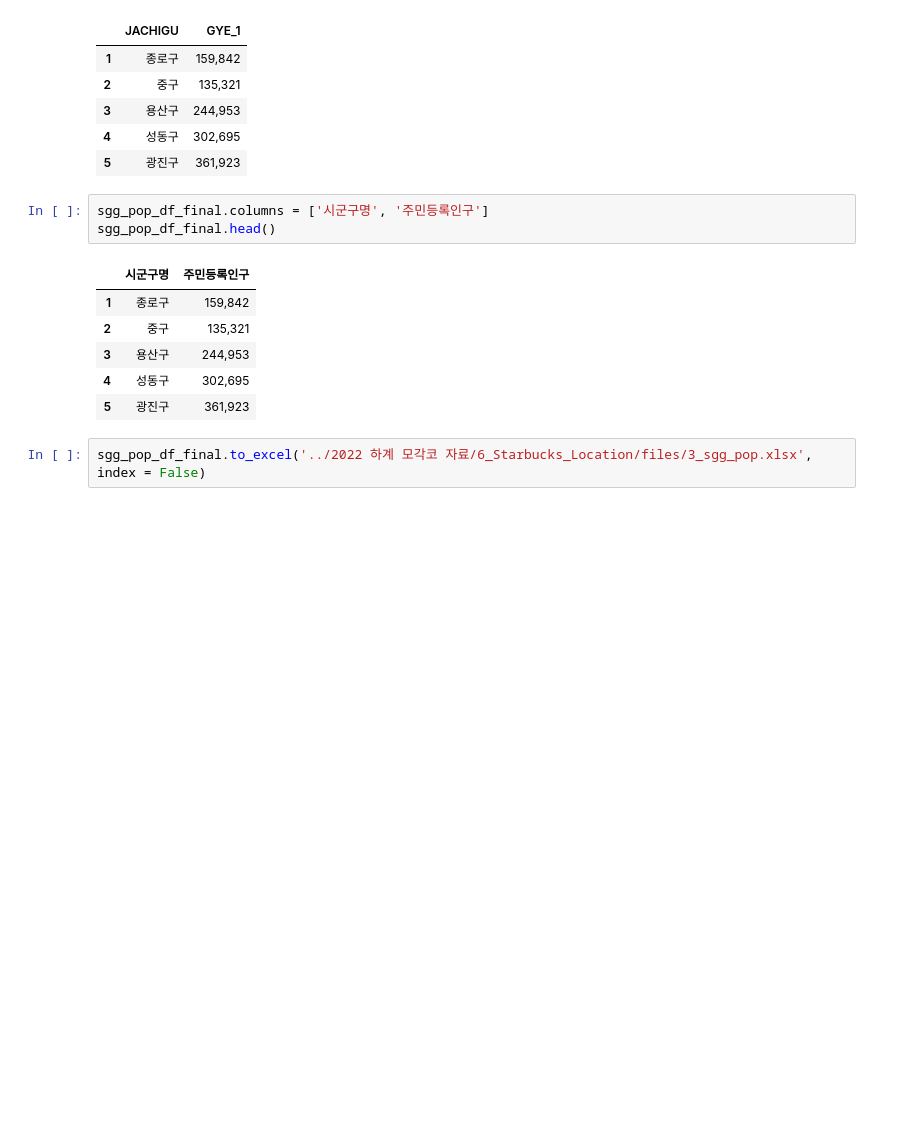
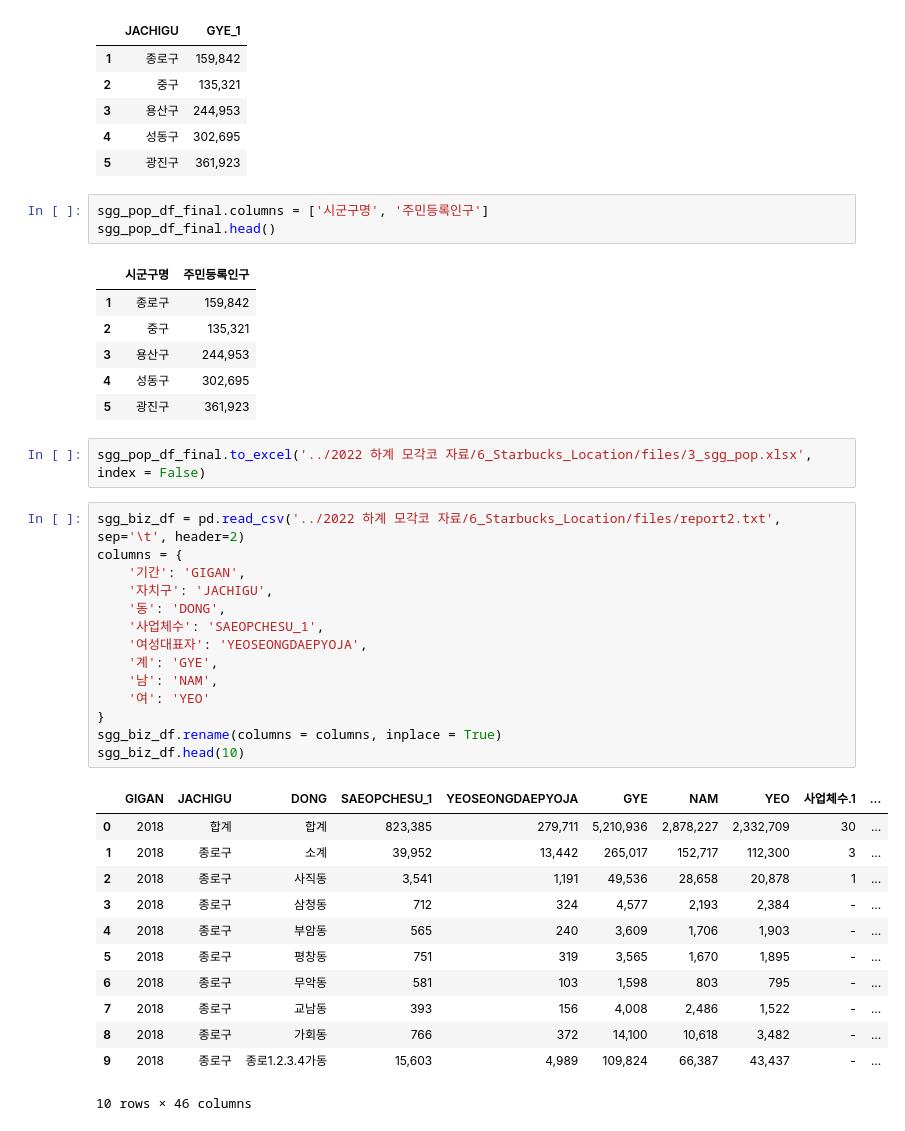
Before and after one commit to eunbin777/StudyAboutML, a Jupyter notebook: 2022 하계 모각코/chapter6-2.ipynb, the cells around one changed output. Saved outputs shown, nothing was run; the diff lists cells and outputs as text; blank space fills up the shorter version.

```diff
--- a/2022 하계 모각코/chapter6-2.ipynb
+++ b/2022 하계 모각코/chapter6-2.ipynb
@@ -107,3 +107,30 @@ sgg_pop_df_final.head()
 | 5 | 광진구 | 361,923 |
 # %%
 sgg_pop_df_final.to_excel('../2022 하계 모각코 자료/6_Starbucks_Location/files/3_sgg_pop.xlsx', index = False)
+# %%
+sgg_biz_df = pd.read_csv('../2022 하계 모각코 자료/6_Starbucks_Location/files/report2.txt', sep='\t', header=2)
+columns = {
+    '기간': 'GIGAN',
+    '자치구': 'JACHIGU',
+    '동': 'DONG',
+    '사업체수': 'SAEOPCHESU_1',
+    '여성대표자': 'YEOSEONGDAEPYOJA',
+    '계': 'GYE',
+    '남': 'NAM',
+    '여': 'YEO'
+}
+sgg_biz_df.rename(columns = columns, inplace = True)
+sgg_biz_df.head(10)
+# %% [output]
+|  | GIGAN | JACHIGU | DONG | SAEOPCHESU_1 | YEOSEONGDAEPYOJA | GYE | NAM | YEO | 사업체수.1 | ... |
+| 0 | 2018 | 합계 | 합계 | 823,385 | 279,711 | 5,210,936 | 2,878,227 | 2,332,709 | 30 | ... |
+| 1 | 2018 | 종로구 | 소계 | 39,952 | 13,442 | 265,017 | 152,717 | 112,300 | 3 | ... |
+| 2 | 2018 | 종로구 | 사직동 | 3,541 | 1,191 | 49,536 | 28,658 | 20,878 | 1 | ... |
+| 3 | 2018 | 종로구 | 삼청동 | 712 | 324 | 4,577 | 2,193 | 2,384 | - | ... |
+| 4 | 2018 | 종로구 | 부암동 | 565 | 240 | 3,609 | 1,706 | 1,903 | - | ... |
+| 5 | 2018 | 종로구 | 평창동 | 751 | 319 | 3,565 | 1,670 | 1,895 | - | ... |
+| 6 | 2018 | 종로구 | 무악동 | 581 | 103 | 1,598 | 803 | 795 | - | ... |
+| 7 | 2018 | 종로구 | 교남동 | 393 | 156 | 4,008 | 2,486 | 1,522 | - | ... |
+| 8 | 2018 | 종로구 | 가회동 | 766 | 372 | 14,100 | 10,618 | 3,482 | - | ... |
+| 9 | 2018 | 종로구 | 종로1.2.3.4가동 | 15,603 | 4,989 | 109,824 | 66,387 | 43,437 | - | ... |
+10 rows × 46 columns
```
Also changed, not shown: parts of 4 cells of this notebook.
